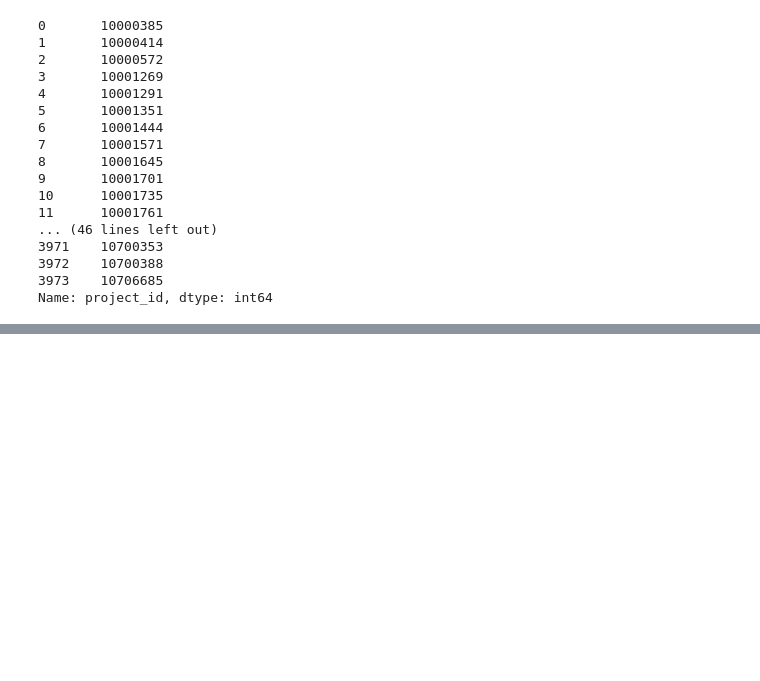
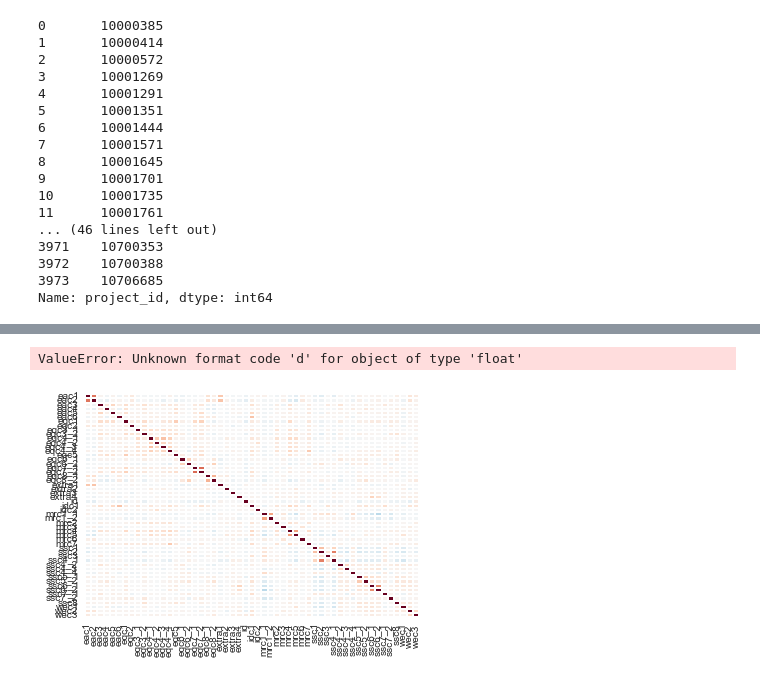
Before and after one commit to Data-Science-TIY/builditgreen, a Jupyter notebook: builditgreen/Import Scores Data.ipynb, the cells around one changed output, grey strips where cells are left out. Drawn from its saved outputs; the diff is of its cells as text; code cells hidden in the pictures; blank space fills up the shorter version.

```diff
--- a/builditgreen/Import Scores Data.ipynb
+++ b/builditgreen/Import Scores Data.ipynb
@@ -81,0 +140,11 @@ scores_2_1_df.to_pickle("scores_2_1.pkl")
+# %%
+list_of_score_types = sorted(list_of_score_types)
+# %%
+scores_2009_df_for_corr = scores_2009_df[list_of_score_types]
+# %%
+corr_2009 = scores_2009_df_for_corr.corr()
+# %%
+sns.heatmap(corr_2009, annot=True, fmt="d", linewidths=.5)
+# %% [output]
+ValueError: Unknown format code 'd' for object of type 'float'
+[figure, added]
```
Also changed, not shown: parts of 50 cells of this notebook.
